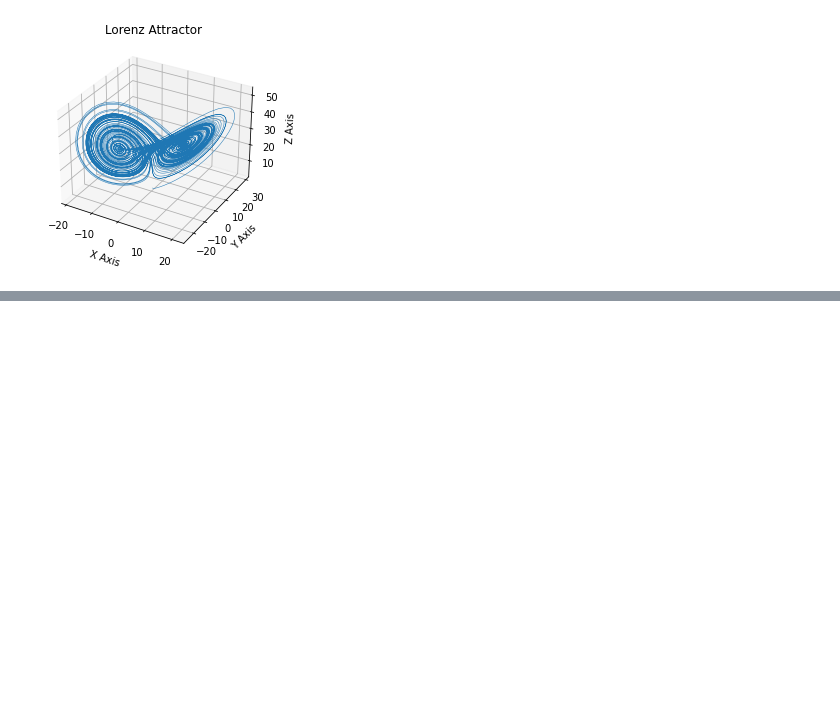
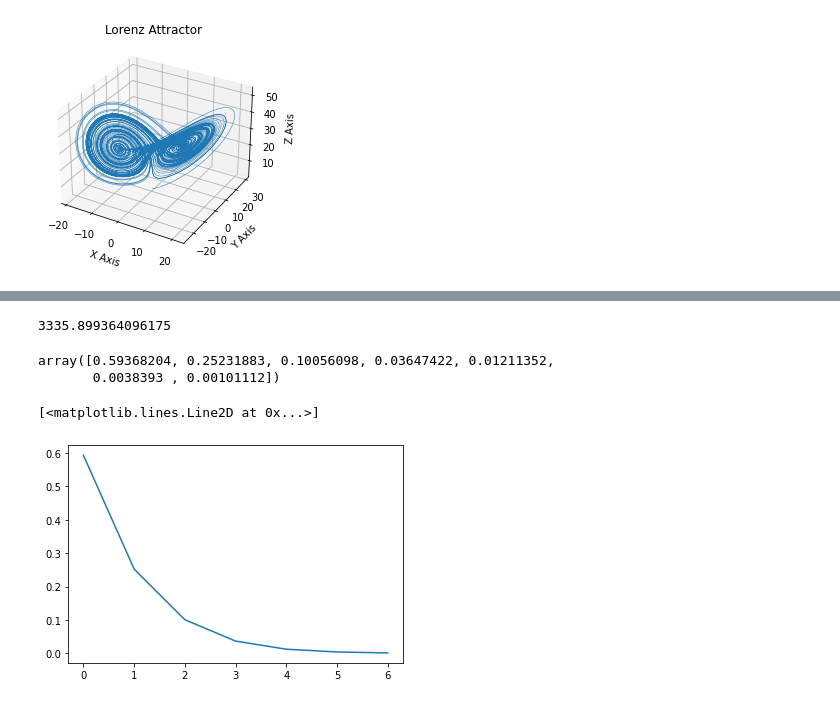
Before and after one commit to lluo02/AI-In-Complex-Systems, a Jupyter notebook: Untitled.ipynb, the cells around one changed output, grey strips where cells are left out. Drawn from its saved outputs; the diff is of its cells as text; code cells hidden in the pictures; blank space fills up the shorter version.

```diff
--- a/Untitled.ipynb
+++ b/Untitled.ipynb
@@ -61,3 +61,14 @@ ax.set_title("Lorenz Attractor")
 plt.show()
 # %% [output]
 [figure]
+# %%
+t = 5
+r = 7
+X = np.zeros([1, 9966])
+length = xs.shape[0]
+print(length)
+for i in range(r):
+    x = xs[t*i:length-t*(r-i)]
+    X = np.vstack([x, X])
+
+X[:7]
@@ -63,0 +90,16 @@ plt.show()
+# %%
+U1, s1, V1 = np.linalg.svd(X[:7])
+U1.shape, s1.shape, V1.shape
+s1.sum()
+# %% [output]
+3335.899364096175
+# %%
+s1/s1.sum()
+# %% [output]
+array([0.59368204, 0.25231883, 0.10056098, 0.03647422, 0.01211352,
+       0.0038393 , 0.00101112])
+# %%
+plt.plot(np.arange(0, 7), s1/s1.sum())
+# %% [output]
+[<matplotlib.lines.Line2D at 0x...>]
+[figure, added]
```
Also changed, not shown: parts of 3 cells of this notebook, 1 other file.
